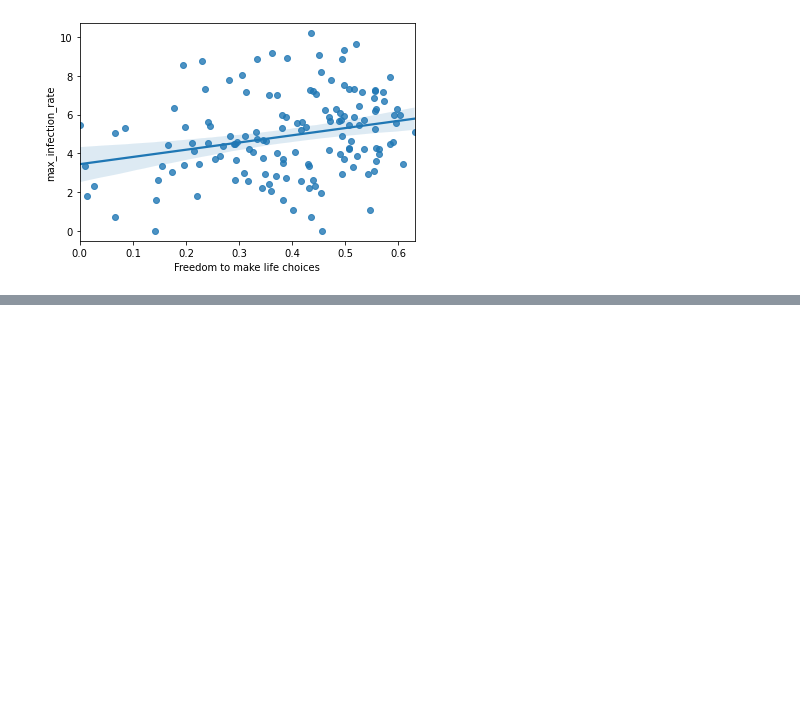
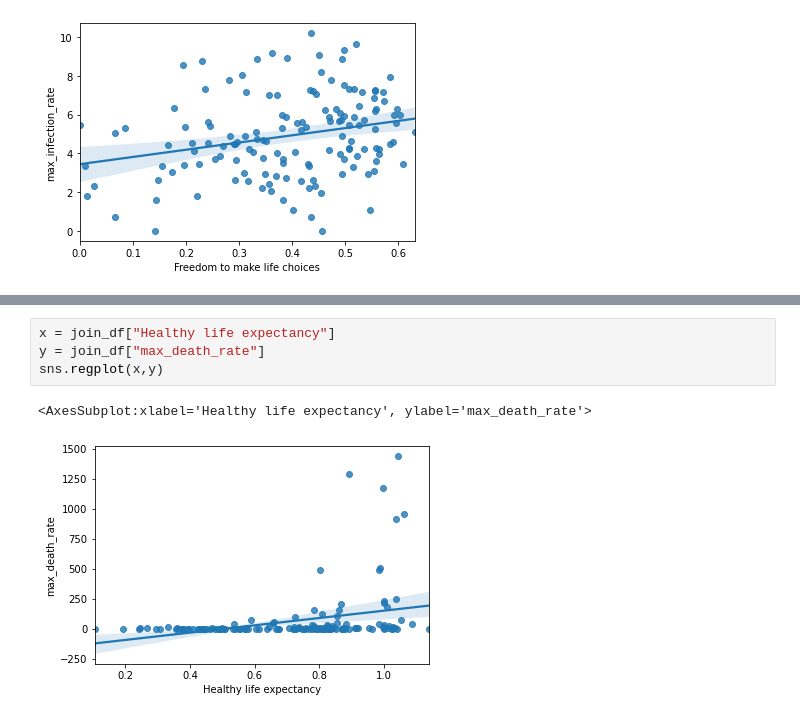
Before and after one commit to ThuanHLe/Python_Project, a Jupyter notebook: Covid_19_Data_Analysis.ipynb, the cells around one changed output, grey strips where cells are left out. Drawn from its saved outputs; the diff is of its cells as text; blank space fills up the shorter version.

```diff
--- a/Covid_19_Data_Analysis.ipynb
+++ b/Covid_19_Data_Analysis.ipynb
@@ -355,0 +501,7 @@ sns.regplot(x,np.log(y))
+# %%
+x = join_df["Healthy life expectancy"]
+y = join_df["max_death_rate"]
+sns.regplot(x,y)
+# %% [output]
+<AxesSubplot:xlabel='Healthy life expectancy', ylabel='max_death_rate'>
+[figure, added]
```
Also changed, not shown: parts of 20 cells of this notebook.
